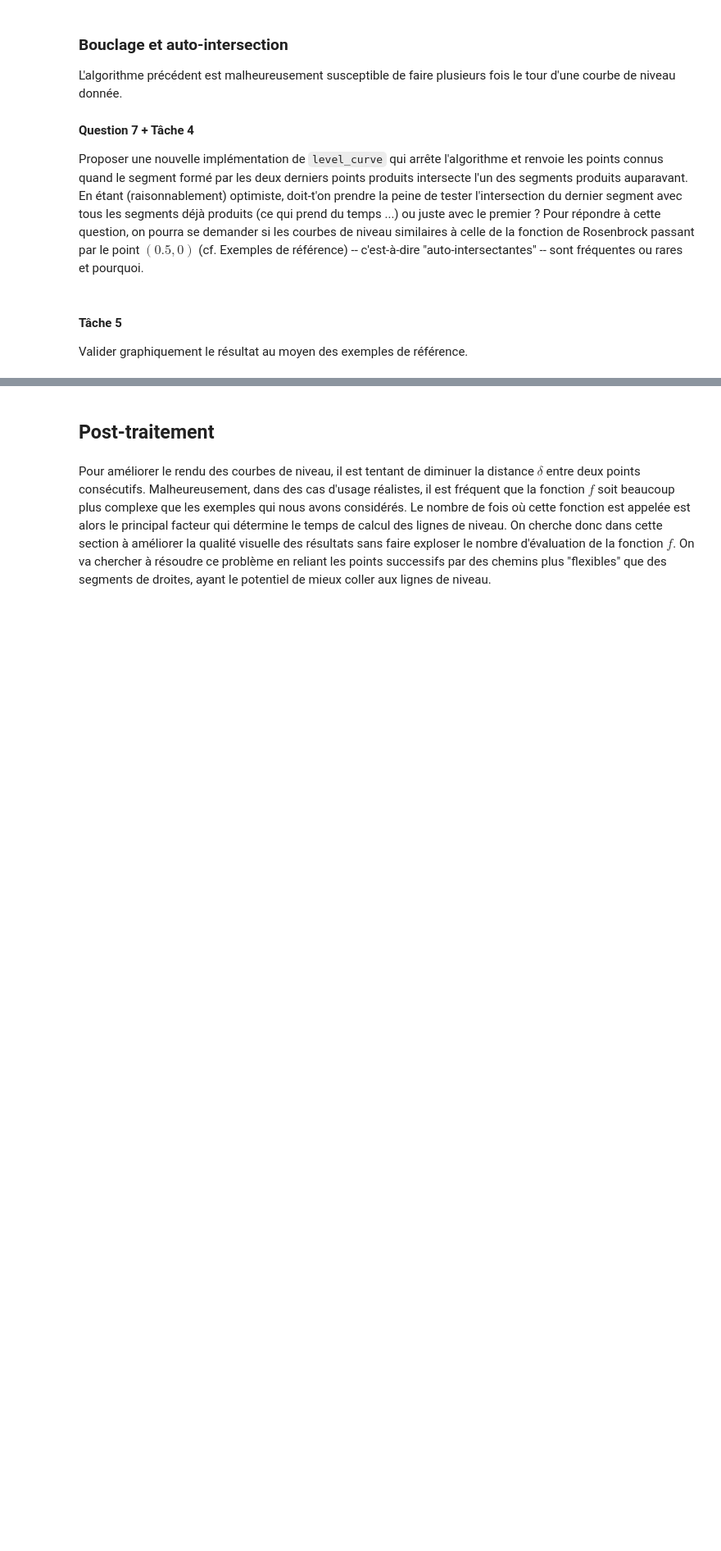
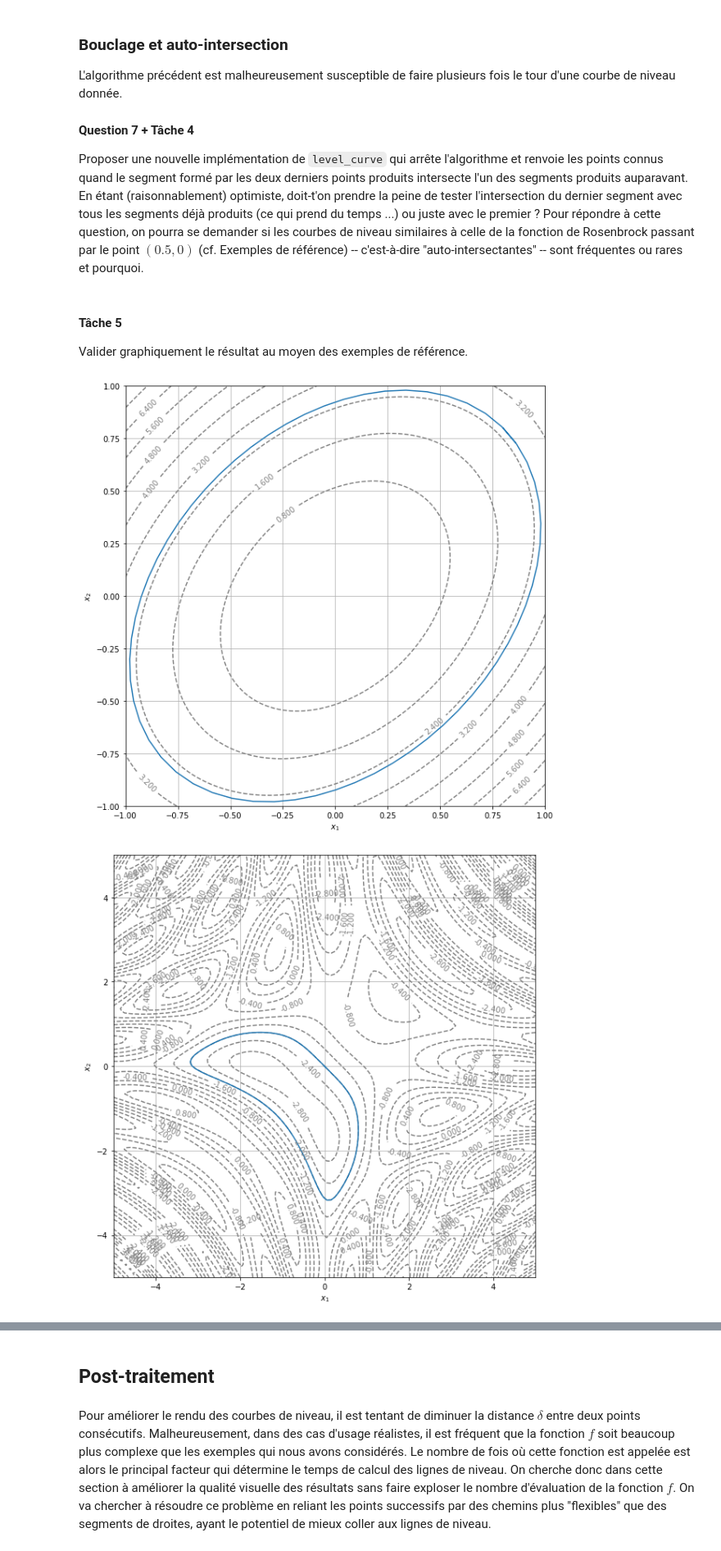
Before and after one commit to sophian-a/projet-calcul-diff, a Jupyter notebook: Akkari-Blanchiet.ipynb, the cells around one changed output, grey strips where cells are left out. Shown at 82% size. Cells and saved outputs as stored; diff of their text form; code cells hidden in the pictures; blank space fills up the shorter version.

```diff
--- a/Akkari-Blanchiet.ipynb
+++ b/Akkari-Blanchiet.ipynb
@@ -394,3 +442,45 @@ Proposer une nouvelle implémentation de `level_curve` qui arrête l'algorithme
 #### Tâche 5
 
 Valider graphiquement le résultat au moyen des exemples de référence.
+# %%
+def level_curve_graph_2(f, x0, y0, a, b, delta=0.1, eps=eps):
+    T=level_curve_2(f,x0,y0,delta,eps)
+    Lx,Ly=[],[]
+    for point in T[0]:
+        Lx.append(point)
+    for point in T[1]:
+        Ly.append(point)
+    display_contour(
+        f,
+        x=np.linspace(a, b, 100),
+        y=np.linspace(a, b, 100),
+        levels=10
+    )
+    plt.plot(Lx,Ly)
+    plt.show()
+
+level_curve_graph_2(f1,.8,.8,-1.0,1.0)
+level_curve_graph_2(f3,.0,.0,-5.0,5.0)
+
+#Pour la fonction 2, on réalise une implémentation spécifique afin que le graphe soit plus joli
+
+def level_curve_graph_2_f2(f, x0, y0, delta=0.1, eps=eps):
+    T=level_curve_2(f,x0,y0,delta,eps)
+    Lx,Ly=[],[]
+    for point in T[0]:
+        Lx.append(point)
+    for point in T[1]:
+        Ly.append(point)
+    display_contour(
+        f,
+    x=np.linspace(-1.0, 3.0, 100),
+    y=np.linspace(-2.0, 2.0, 100),
+    levels=[2**i for i in range(-3, 8)]
+    )
+    plt.plot(Lx,Ly)
+    plt.show()
+
+level_curve_graph_2_f2(f2,.45,.0)
+# %% [output]
+[figure, added]
+[figure, added]
```
Also changed, not shown: parts of 7 cells of this notebook.
